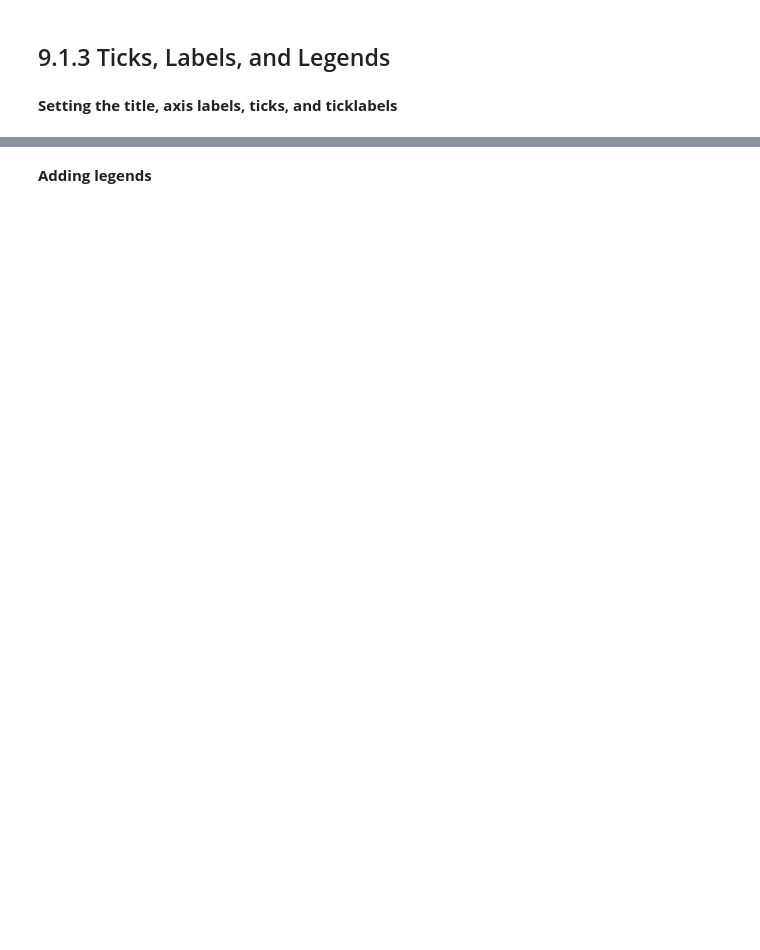
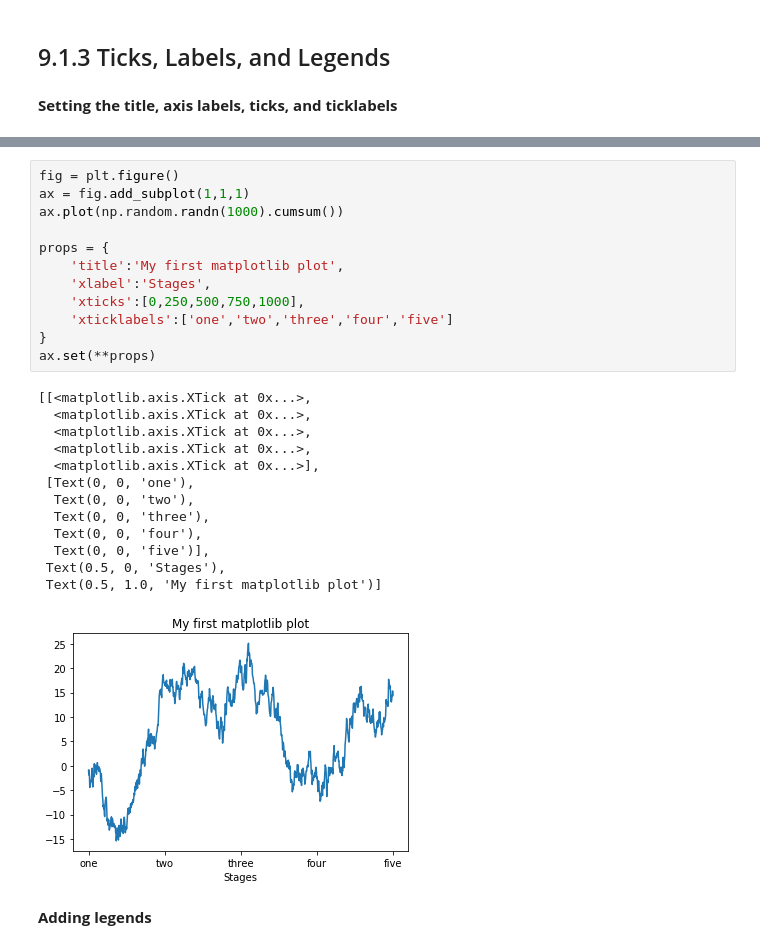
Before and after one commit to BoyuanLi-Steven/Python-For-Data-Analysis-2nd, a Jupyter notebook: Chapter 9. Plotting and Visualization.ipynb, the cells around one changed output, grey strips where cells are left out. Cells and saved outputs as stored; diff of their text form; blank space fills up the shorter version.

```diff
--- a/Chapter 9. Plotting and Visualization.ipynb
+++ b/Chapter 9. Plotting and Visualization.ipynb
@@ -144,3 +129,29 @@ ax.set(**props)
+# %%
+fig = plt.figure()
+ax = fig.add_subplot(1,1,1)
+ax.plot(np.random.randn(1000).cumsum())
+
+props = {
+    'title':'My first matplotlib plot',
+    'xlabel':'Stages',
+    'xticks':[0,250,500,750,1000],
+    'xticklabels':['one','two','three','four','five']
+}
+ax.set(**props)
+# %% [output]
+[[<matplotlib.axis.XTick at 0x...>,
+  <matplotlib.axis.XTick at 0x...>,
+  <matplotlib.axis.XTick at 0x...>,
+  <matplotlib.axis.XTick at 0x...>,
+  <matplotlib.axis.XTick at 0x...>],
+ [Text(0, 0, 'one'),
+  Text(0, 0, 'two'),
+  Text(0, 0, 'three'),
+  Text(0, 0, 'four'),
+  Text(0, 0, 'five')],
+ Text(0.5, 0, 'Stages'),
+ Text(0.5, 1.0, 'My first matplotlib plot')]
+[figure, added]
 # %% [markdown]
 **Adding legends**
 # %%
```
Also changed, not shown: parts of 71 cells of this notebook.
